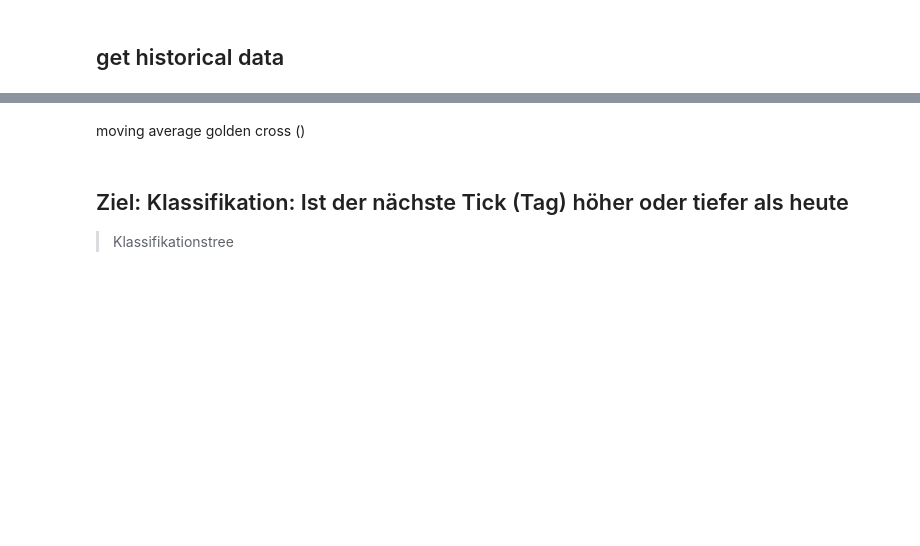
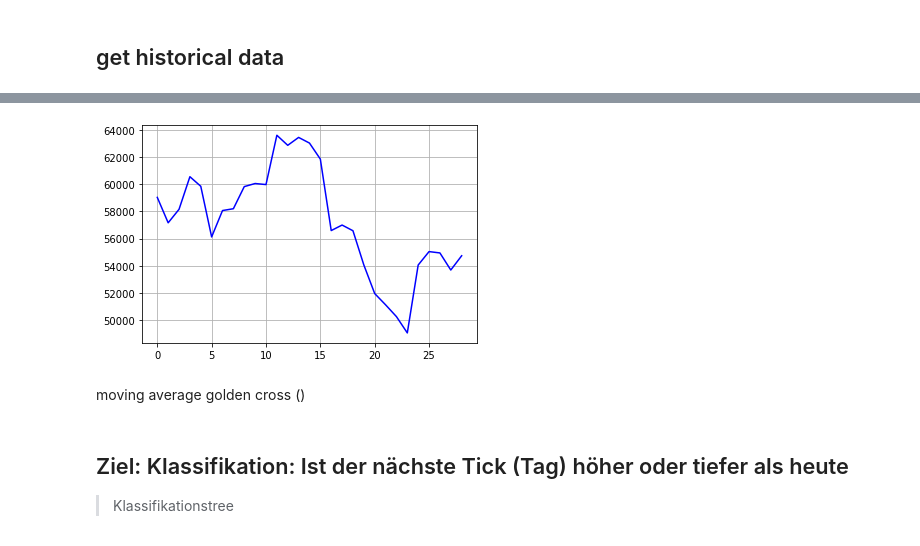
Before and after one commit to radialbeni/ADS-Crypto, a Jupyter notebook: ADSCrypto1.ipynb, the cells around one changed output, grey strips where cells are left out. Drawn from its saved outputs; the diff is of its cells as text; code cells hidden in the pictures; blank space fills up the shorter version.

```diff
--- a/ADSCrypto1.ipynb
+++ b/ADSCrypto1.ipynb
@@ -56,3 +103,13 @@ plt.show()
+# %%
+close = []
+for i in range(0, len(alldata)):
+    close.append(alldata[i]['close'])
+
+plt.plot(close, "blue")
+plt.grid(True)
+plt.show()
+# %% [output]
+[figure, added]
 # %% [markdown]
 moving average golden cross ()
 # %% [markdown]
```
Also changed, not shown: parts of 10 cells of this notebook.
